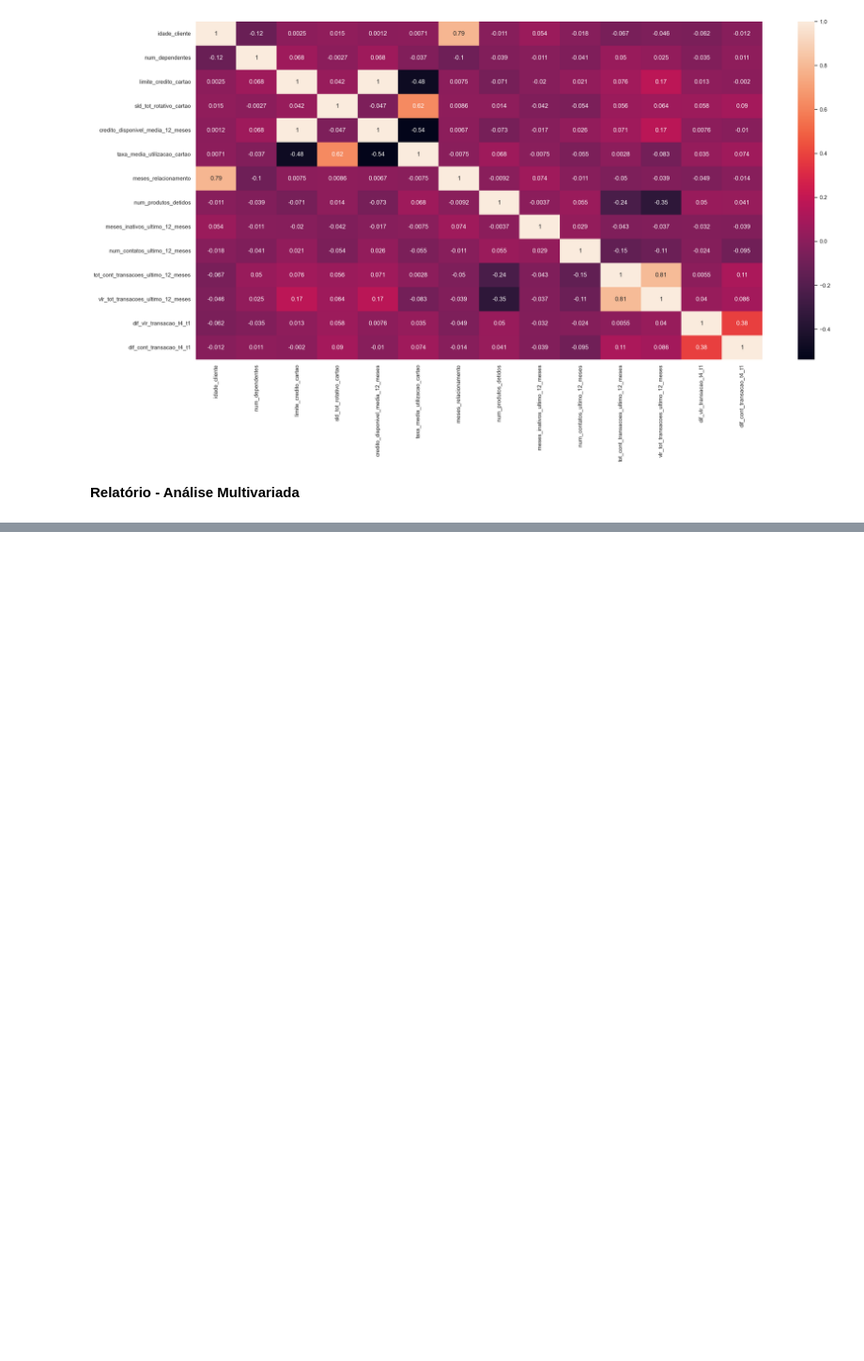
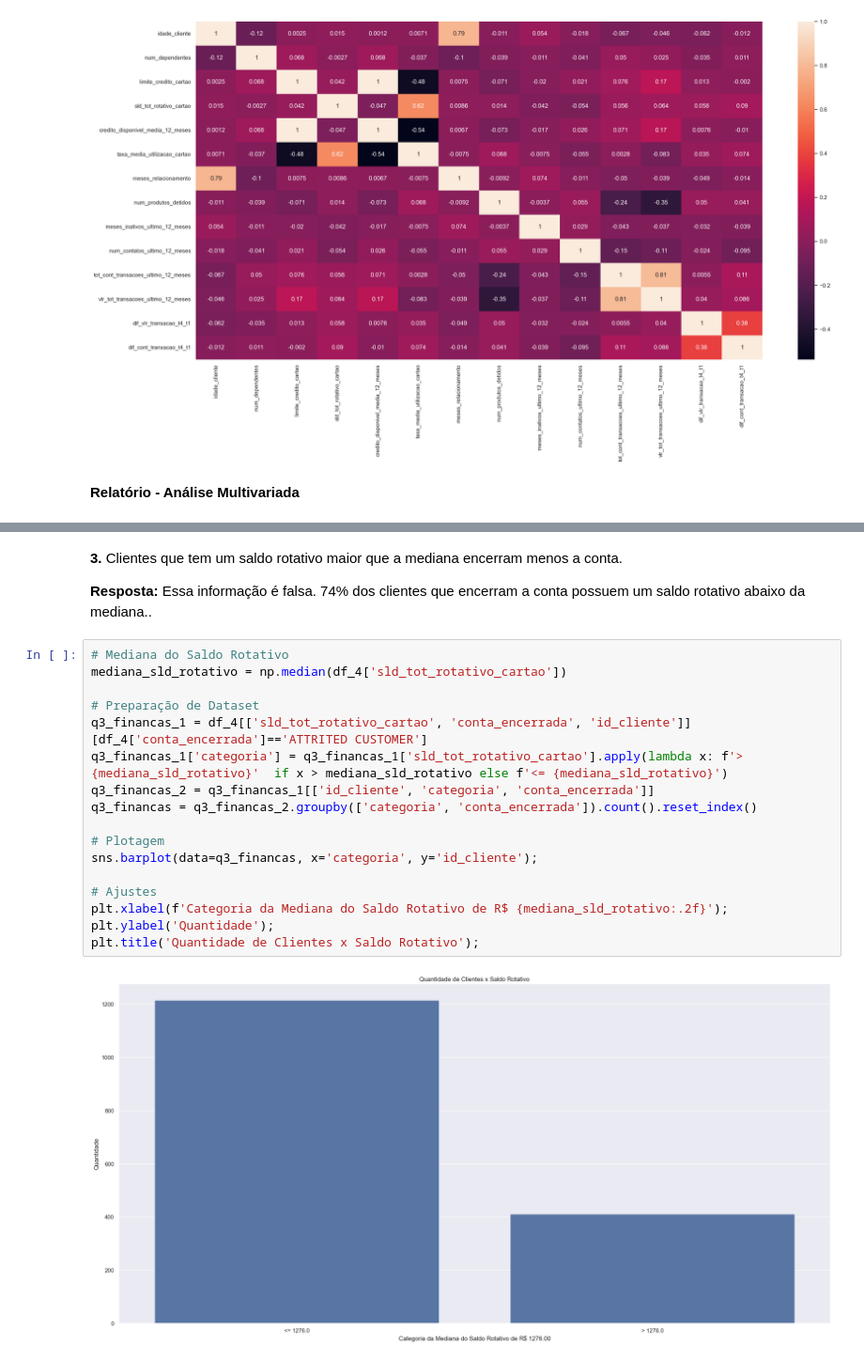
Before and after one commit to jefferson-datascience/predicao_churn_banco, a Jupyter notebook: ciclo_01.ipynb, the cells around one changed output, grey strips where cells are left out. Shown at 94% size. Drawn from its saved outputs; the diff is of its cells as text; blank space fills up the shorter version.

```diff
--- a/ciclo_01.ipynb
+++ b/ciclo_01.ipynb
@@ -530,0 +575,23 @@ sns.heatmap(atributos_numericos.corr(), annot=True);
+# %% [markdown]
+**3.** Clientes que tem um saldo rotativo maior que a mediana encerram menos a conta.
+
+**Resposta:** Essa informação é falsa. 74% dos clientes que encerram a conta possuem um saldo rotativo abaixo da mediana..
+# %%
+# Mediana do Saldo Rotativo
+mediana_sld_rotativo = np.median(df_4['sld_tot_rotativo_cartao'])
+
+# Preparação de Dataset
+q3_financas_1 = df_4[['sld_tot_rotativo_cartao', 'conta_encerrada', 'id_cliente']][df_4['conta_encerrada']=='ATTRITED CUSTOMER']
+q3_financas_1['categoria'] = q3_financas_1['sld_tot_rotativo_cartao'].apply(lambda x: f'> {mediana_sld_rotativo}'  if x > mediana_sld_rotativo else f'<= {mediana_sld_rotativo}')
+q3_financas_2 = q3_financas_1[['id_cliente', 'categoria', 'conta_encerrada']]
+q3_financas = q3_financas_2.groupby(['categoria', 'conta_encerrada']).count().reset_index()
+
+# Plotagem
+sns.barplot(data=q3_financas, x='categoria', y='id_cliente');
+
+# Ajustes
+plt.xlabel(f'Categoria da Mediana do Saldo Rotativo de R$ {mediana_sld_rotativo:.2f}');
+plt.ylabel('Quantidade');
+plt.title('Quantidade de Clientes x Saldo Rotativo');
+# %% [output]
+[figure, added]
```
Also changed, not shown: parts of 13 cells of this notebook.
